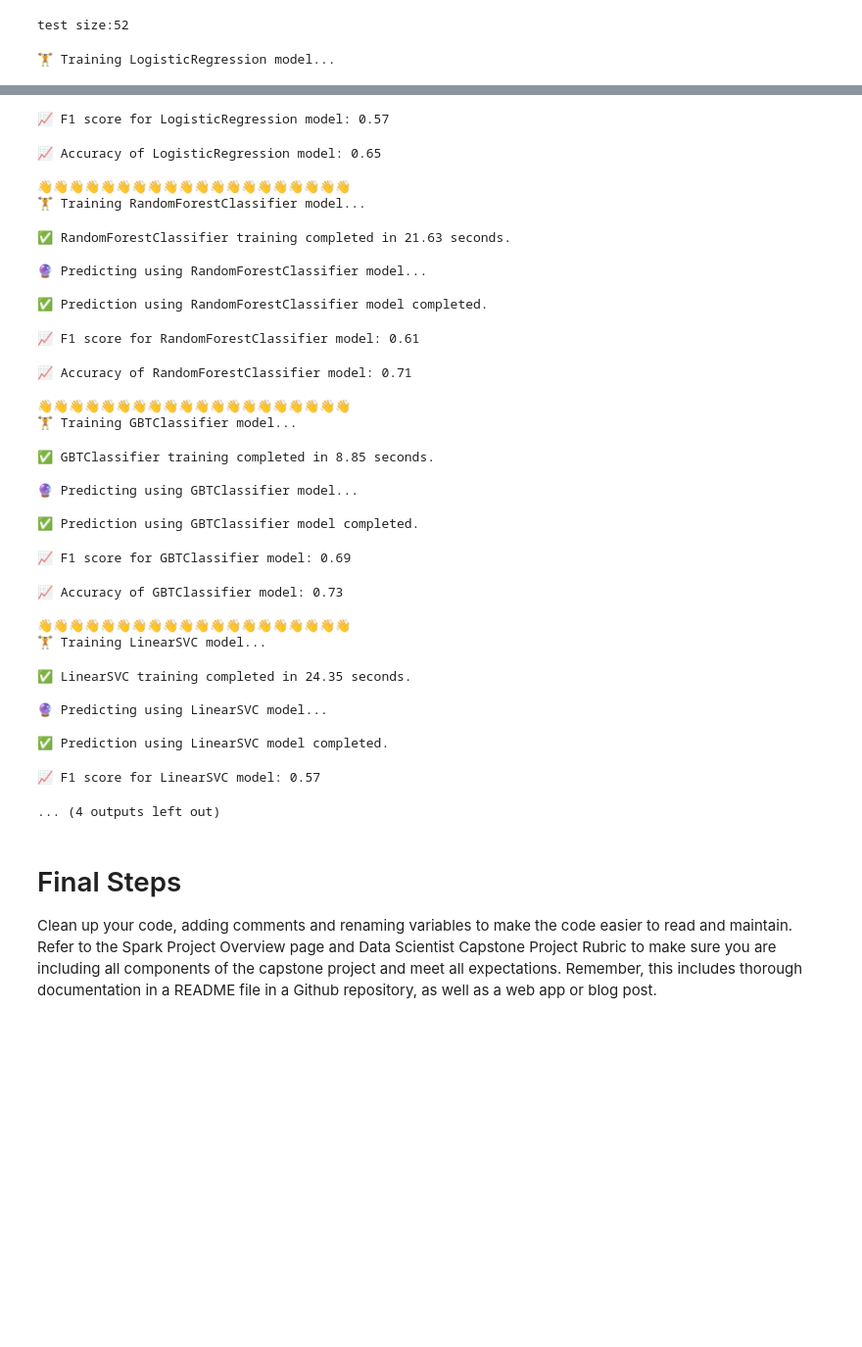
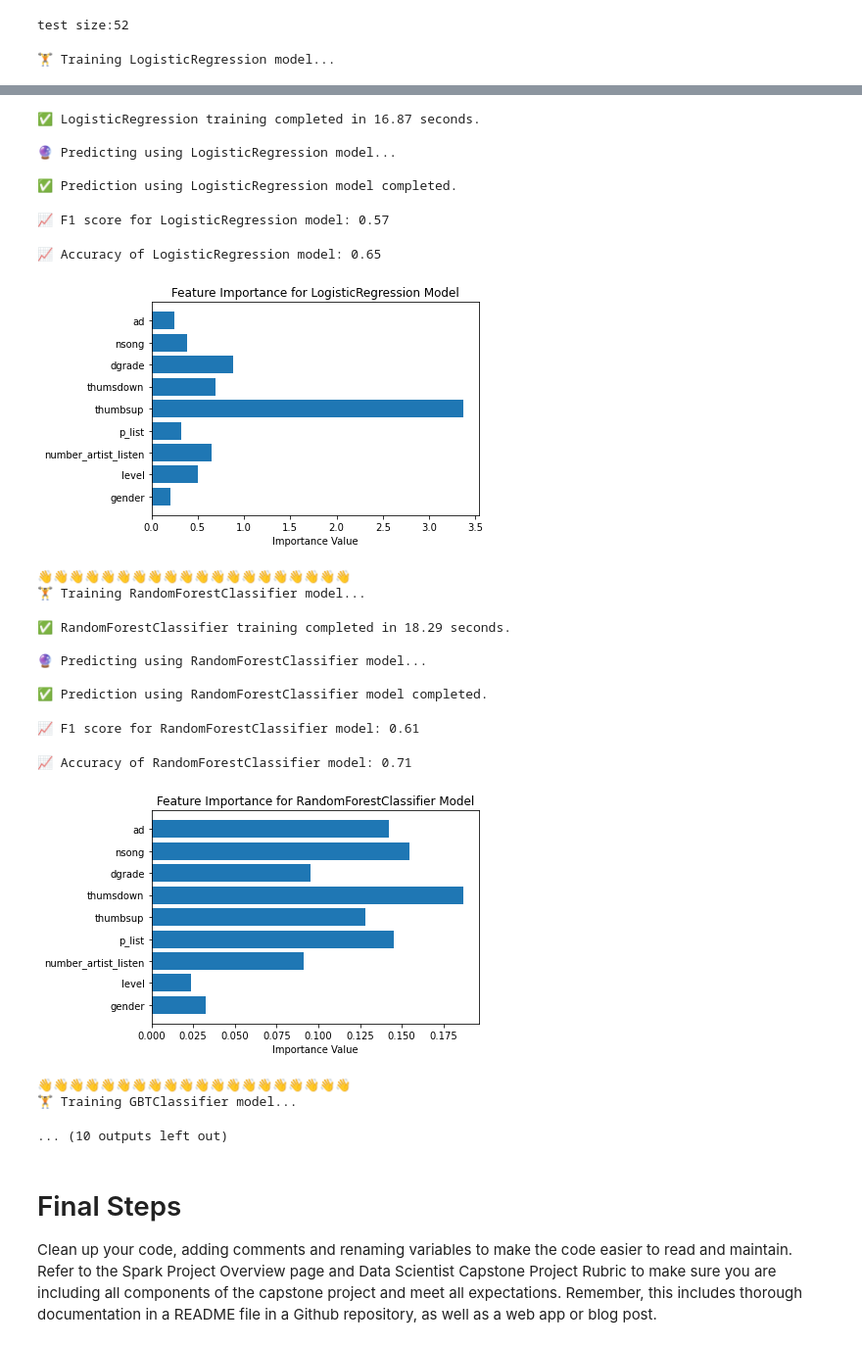
Before and after one commit to Mehranmzn/DataScience-Nanodegree, a Jupyter notebook: notebooks/Project 4/Sparkify.ipynb, the cells around one changed output, grey strips where cells are left out. Shown at 98% size. Cells and saved outputs as stored; diff of their text form; code cells hidden in the pictures; blank space fills up the shorter version.

```diff
--- a/notebooks/Project 4/Sparkify.ipynb
+++ b/notebooks/Project 4/Sparkify.ipynb
@@ -916,6 +916,8 @@ from pyspark.ml.evaluation import MulticlassClassificationEvaluator
 from pyspark.ml.tuning import ParamGridBuilder, TrainValidationSplit
 import time
 
+feature_cols = ['gender', 'level', 'number_artist_listen', 'p_list',
+                                      'thumbsup', 'thumsdown', 'dgrade', 'nsong', 'ad']
 # instantiate all of our models and include a seed for reproducibility where possible
 lr = LogisticRegression(featuresCol='scaled_features', labelCol='Churn', maxIter=10)
 rf = RandomForestClassifier(featuresCol='scaled_features', labelCol='Churn', seed=1001)
@@ -971,6 +973,28 @@ for model in model_list:
     accuracy = correct_predictions / total_predictions
     print("📈 Accuracy of " + model_name + " model: " + str(round(accuracy, 2)))
     print("")
+    print("")
+
+   # get feature importance values
+    if model_name in ["LogisticRegression"]:
+        feature_importances = abs(lr_model.coefficients.toArray())
+    elif model_name in ["RandomForestClassifier"]:
+        feature_importances = lr_model.featureImportances.toArray()
+    elif model_name in ["LinearSVC"]:
+        feature_importances = abs(lr_model.coefficients.toArray())
+    else:
+        feature_importances = None
+
+    # plot feature importance values
+    if feature_importances is not None:
+        plt.barh(range(len(feature_importances)), feature_importances)
+        plt.yticks(range(len(feature_cols)), feature_cols)
+        plt.title("Feature Importance for " + model_name + " Model")
+        plt.xlabel("Importance Value")
+        plt.show()
+    else:
+        print("Feature importances not available for " + model_name + " model.")
+
     print("👋"*20)
 # %% [output]
 🏋️ Training LogisticRegression model...
@@ -982,35 +1004,24 @@ for model in model_list:
-📈 F1 score for LogisticRegression model: 0.57
+✅ LogisticRegression training completed in 16.87 seconds.
+
+🔮 Predicting using LogisticRegression model...
+
+✅ Prediction using LogisticRegression model completed.
-📈 Accuracy of LogisticRegression model: 0.65
-
-👋👋👋👋👋👋👋👋👋👋👋👋👋👋👋👋👋👋👋👋
-🏋️ Training RandomForestClassifier model...
+📈 F1 score for LogisticRegression model: 0.57
-✅ RandomForestClassifier training completed in 21.63 seconds.
-
-🔮 Predicting using RandomForestClassifier model...
-
-✅ Prediction using RandomForestClassifier model completed.
+📈 Accuracy of LogisticRegression model: 0.65
+[figure, added]
-📈 F1 score for RandomForestClassifier model: 0.61
+👋👋👋👋👋👋👋👋👋👋👋👋👋👋👋👋👋👋👋👋
+🏋️ Training RandomForestClassifier model...
-📈 Accuracy of RandomForestClassifier model: 0.71
+✅ RandomForestClassifier training completed in 18.29 seconds.
 
-👋👋👋👋👋👋👋👋👋👋👋👋👋👋👋👋👋👋👋👋
-🏋️ Training GBTClassifier model...
+🔮 Predicting using RandomForestClassifier model...
+
+✅ Prediction using RandomForestClassifier model completed.
-✅ GBTClassifier training completed in 8.85 seconds.
-
-🔮 Predicting using GBTClassifier model...
-
-✅ Prediction using GBTClassifier model completed.
+📈 F1 score for RandomForestClassifier model: 0.61
-📈 F1 score for GBTClassifier model: 0.69
+📈 Accuracy of RandomForestClassifier model: 0.71
+[figure, added]
-📈 Accuracy of GBTClassifier model: 0.73
-
 👋👋👋👋👋👋👋👋👋👋👋👋👋👋👋👋👋👋👋👋
-🏋️ Training LinearSVC model...
+🏋️ Training GBTClassifier model...
-✅ LinearSVC training completed in 24.35 seconds.
-
-🔮 Predicting using LinearSVC model...
-
-✅ Prediction using LinearSVC model completed.
+... (10 outputs left out)
-📈 F1 score for LinearSVC model: 0.57
-... (4 outputs left out)
 # %% [markdown]
 # Final Steps
 Clean up your code, adding comments and renaming variables to make the code easier to read and maintain. Refer to the Spark Project Overview page and Data Scientist Capstone Project Rubric to make sure you are including all components of the capstone project and meet all expectations. Remember, this includes thorough documentation in a README file in a Github repository, as well as a web app or blog post.
```
Also changed, not shown: parts of 4 cells of this notebook, 11 other files.
